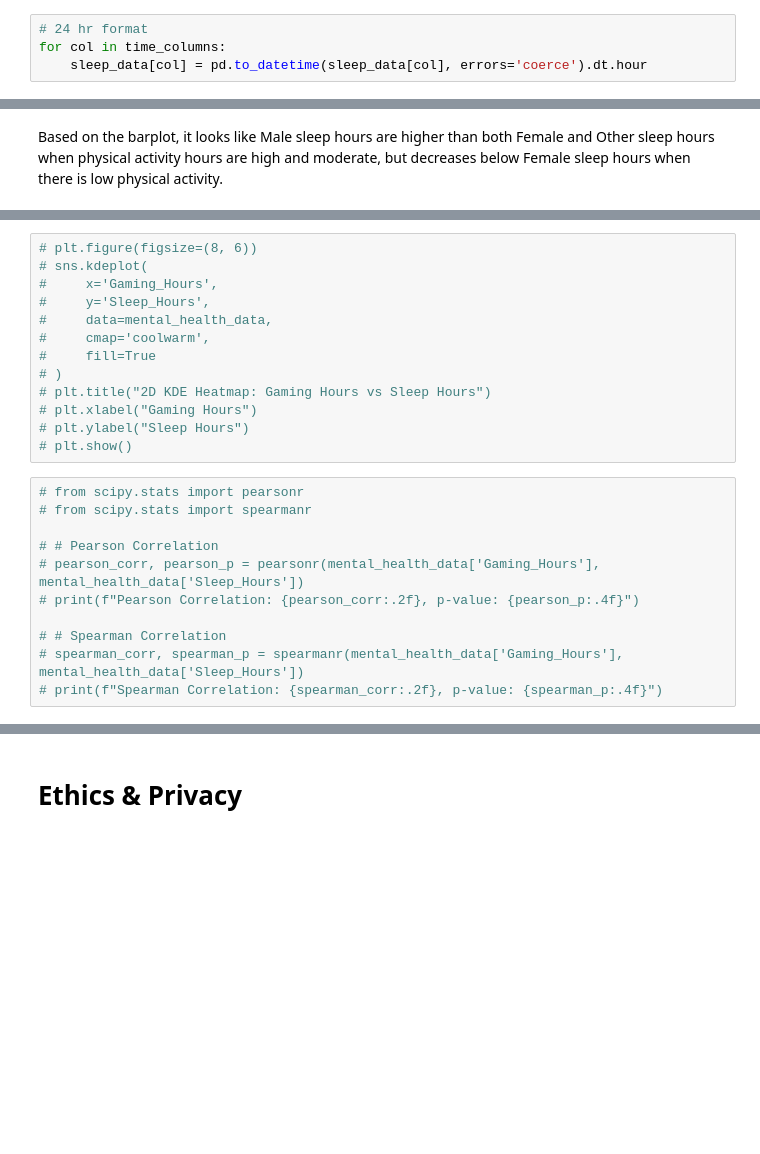
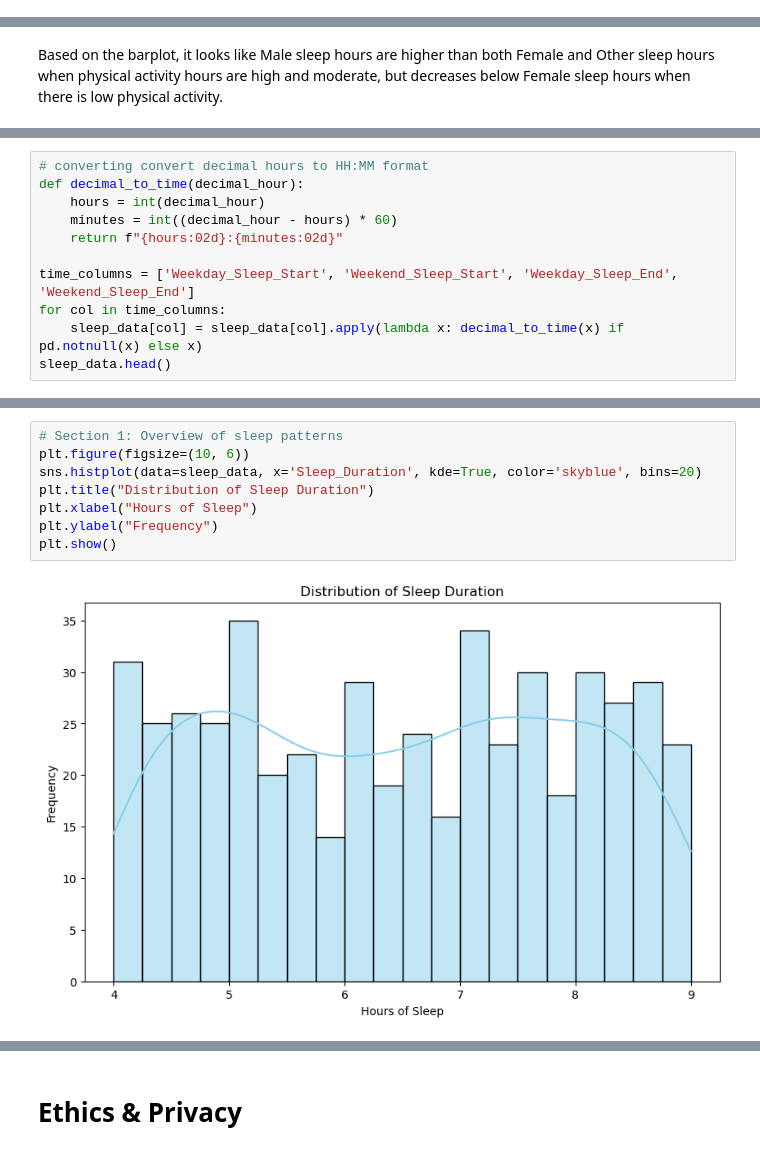
Before and after one commit to keshuvv/Data-Driven-Analysis-of-College-Students-Sleep-Pattern, a Jupyter notebook: EDACheckpoint_Group116-FA24.ipynb, the cells around one changed output, grey strips where cells are left out. Drawn from its saved outputs; the diff is of its cells as text; blank space fills up the shorter version.

```diff
--- a/EDACheckpoint_Group116-FA24.ipynb
+++ b/EDACheckpoint_Group116-FA24.ipynb
@@ -352,4 +349,0 @@ time_columns = ['Weekday_Sleep_Start', 'Weekend_Sleep_Start', 'Weekday_Sleep_End
-# %%
-# 24 hr format
-for col in time_columns:
-	sleep_data[col] = pd.to_datetime(sleep_data[col], errors='coerce').dt.hour
@@ -570,0 +466,11 @@ Based on the barplot, it looks like Male sleep hours are higher than both Female
+# %%
+# converting convert decimal hours to HH:MM format
+def decimal_to_time(decimal_hour):
+    hours = int(decimal_hour)
+    minutes = int((decimal_hour - hours) * 60)
+    return f"{hours:02d}:{minutes:02d}"
+
+time_columns = ['Weekday_Sleep_Start', 'Weekend_Sleep_Start', 'Weekday_Sleep_End', 'Weekend_Sleep_End']
+for col in time_columns:
+    sleep_data[col] = sleep_data[col].apply(lambda x: decimal_to_time(x) if pd.notnull(x) else x)
+sleep_data.head()
@@ -571,24 +532,10 @@ Based on the barplot, it looks like Male sleep hours are higher than both Female
 # %%
-# plt.figure(figsize=(8, 6))
-# sns.kdeplot(
-#     x='Gaming_Hours',
-#     y='Sleep_Hours',
-#     data=mental_health_data,
-#     cmap='coolwarm',
-#     fill=True
-# )
-# plt.title("2D KDE Heatmap: Gaming Hours vs Sleep Hours")
-# plt.xlabel("Gaming Hours")
-# plt.ylabel("Sleep Hours")
-# plt.show()
+# Section 1: Overview of sleep patterns
+plt.figure(figsize=(10, 6))
+sns.histplot(data=sleep_data, x='Sleep_Duration', kde=True, color='skyblue', bins=20)
+plt.title("Distribution of Sleep Duration")
+plt.xlabel("Hours of Sleep")
+plt.ylabel("Frequency")
+plt.show()
+# %% [output]
+[figure, added]
-# %%
-# from scipy.stats import pearsonr
-# from scipy.stats import spearmanr
-
-# # Pearson Correlation
-# pearson_corr, pearson_p = pearsonr(mental_health_data['Gaming_Hours'], mental_health_data['Sleep_Hours'])
-# print(f"Pearson Correlation: {pearson_corr:.2f}, p-value: {pearson_p:.4f}")
-
-# # Spearman Correlation
-# spearman_corr, spearman_p = spearmanr(mental_health_data['Gaming_Hours'], mental_health_data['Sleep_Hours'])
-# print(f"Spearman Correlation: {spearman_corr:.2f}, p-value: {spearman_p:.4f}")
```
Also changed, not shown: parts of 30 cells of this notebook, 1 other file.
